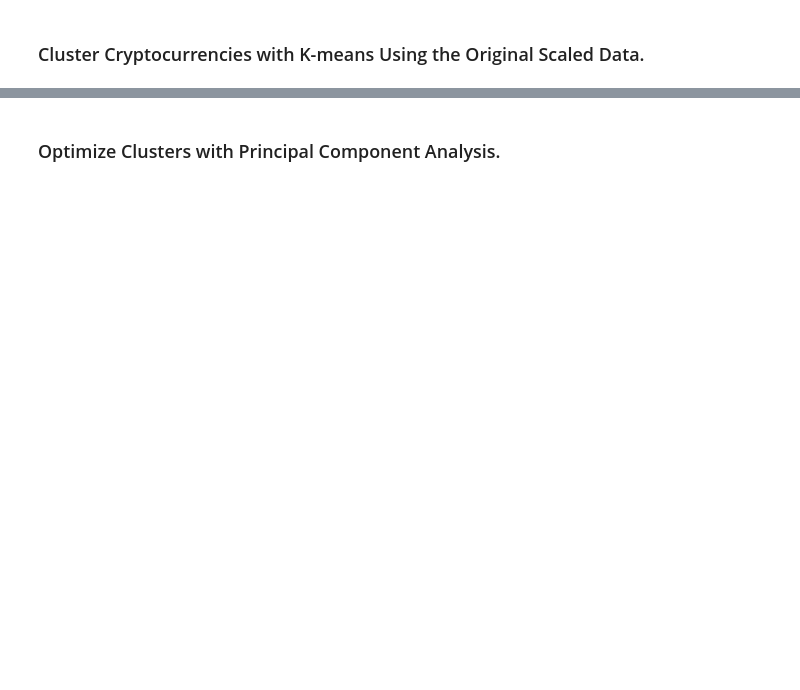
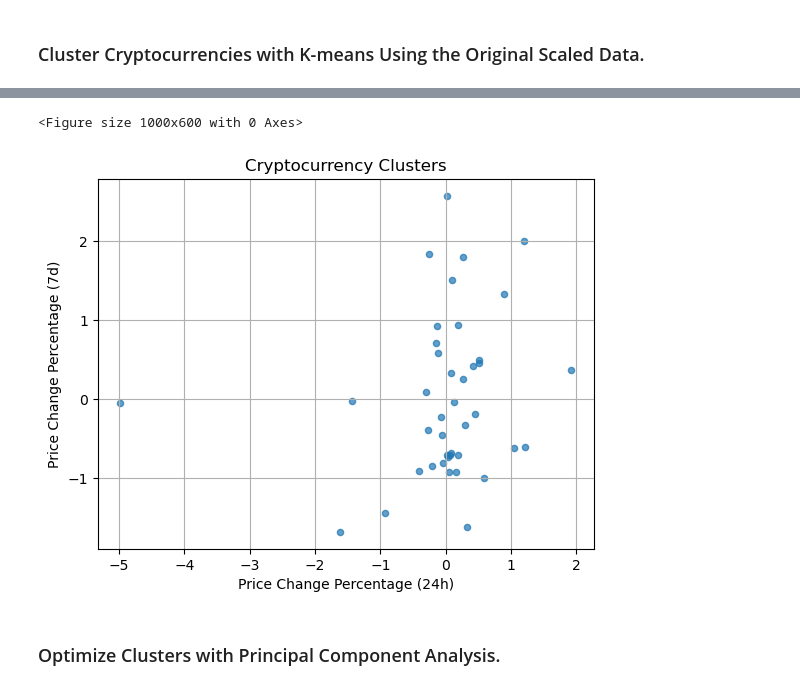
Before and after one commit to gordon-laraven/CryptoClustering, a Jupyter notebook: Starter_Code/Crypto_Clustering.ipynb, the cells around one changed output, grey strips where cells are left out. Cells and saved outputs as stored; diff of their text form; code cells hidden in the pictures; blank space fills up the shorter version.

```diff
--- a/Starter_Code/Crypto_Clustering.ipynb
+++ b/Starter_Code/Crypto_Clustering.ipynb
@@ -159,11 +177,26 @@ print(scaled_df.head())
 # %%
 # Create a scatter plot using Pandas plot by setting
 # `x="price_change_percentage_24h"` and `y="price_change_percentage_7d"`.
 # Use "rainbow" for the color to better visualize the data.
 # Create a scatter plot using Pandas plot
-scaled_df.plot.scatter(x="price_change_percentage_24h", y="price_change_percentage_7d", c='cluster', colormap='rainbow')
-plt.title('Cryptocurrency Clusters - Original Scaled Data')
+plt.figure(figsize=(10, 6))
+scatter = scaled_df.plot.scatter(
+    x="price_change_percentage_24h",
+    y="price_change_percentage_7d",
+    column='cluster',  # Specify the column name from your DataFrame
+    cmap='rainbow',   # Specify the colormap to use for coloring
+    alpha=0.7
+)
+
+# Add title and labels
+plt.title('Cryptocurrency Clusters')
+plt.xlabel('Price Change Percentage (24h)')
+plt.ylabel('Price Change Percentage (7d)')
+plt.grid(True)
 plt.show()
+# %% [output]
+<Figure size 1000x600 with 0 Axes>
+[figure, added]
 # %% [markdown]
 ### Optimize Clusters with Principal Component Analysis.
 # %%
```
Also changed, not shown: parts of 18 cells of this notebook.
